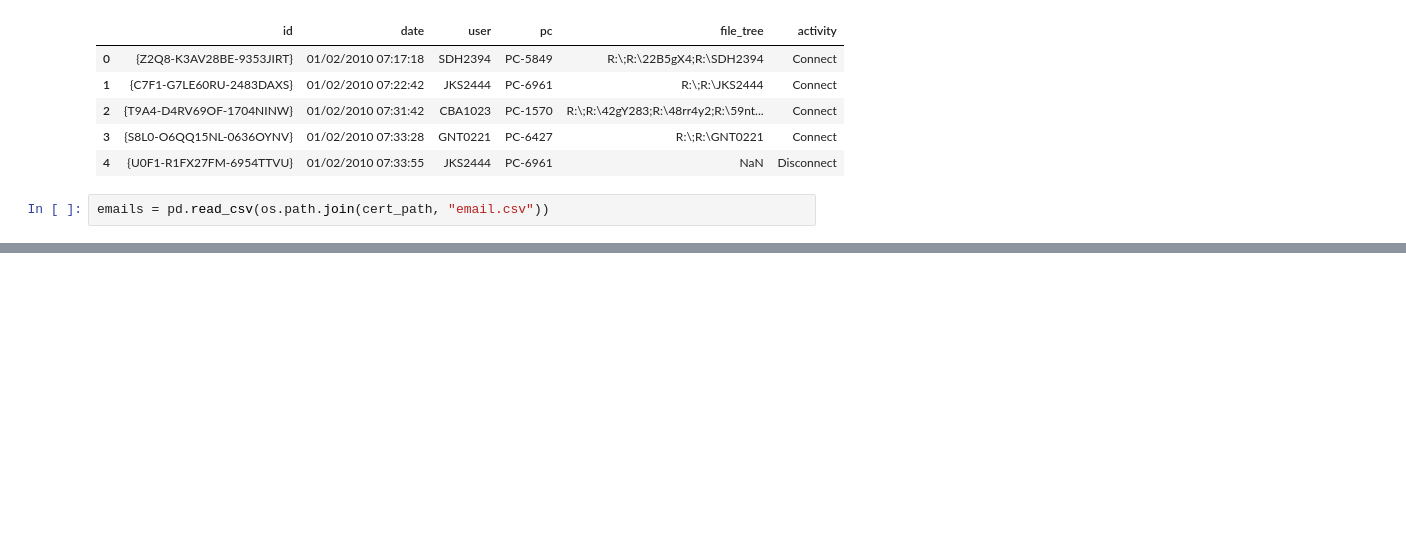
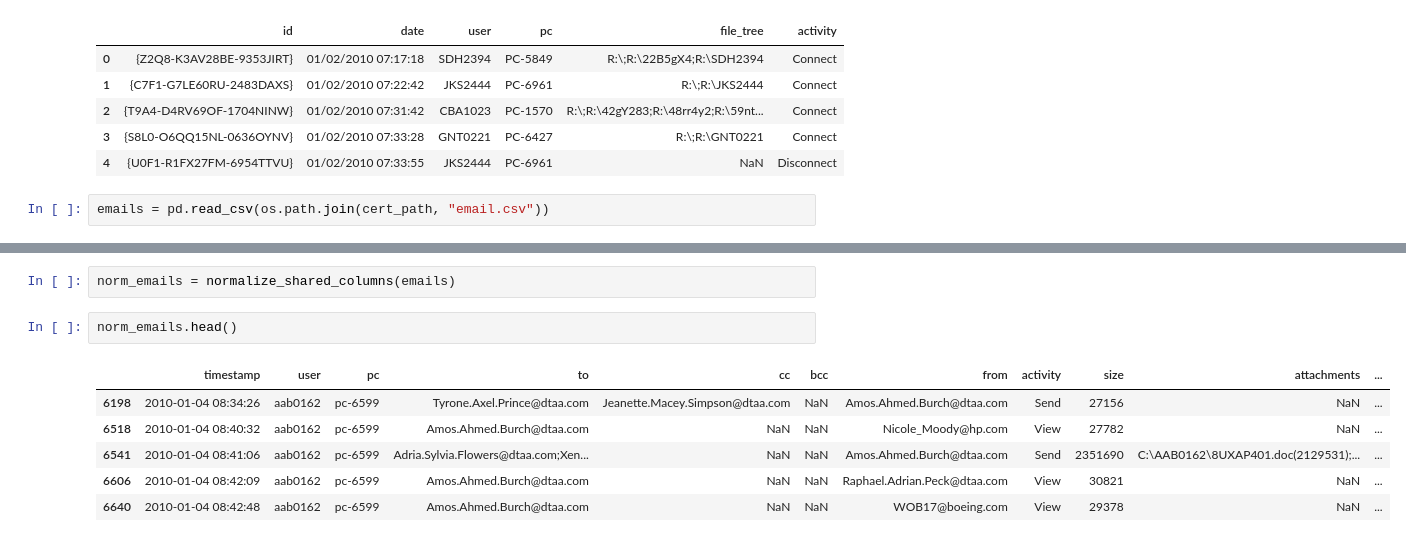
Before and after one commit to Aaron-Loera/Insider-Threat-Detection, a Jupyter notebook: CERT_Preprocessing.ipynb, the cells around one changed output, grey strips where cells are left out. Drawn from its saved outputs; the diff is of its cells as text; blank space fills up the shorter version.

Commit message:
- Normalized shared columns among selected files from CERT dataset

```diff
--- a/CERT_Preprocessing.ipynb
+++ b/CERT_Preprocessing.ipynb
@@ -56,0 +141,11 @@ emails.head()
+# %%
+norm_emails = normalize_shared_columns(emails)
+# %%
+norm_emails.head()
+# %% [output]
+|  | timestamp | user | pc | to | cc | bcc | from | activity | size | attachments | ... |
+| 6198 | 2010-01-04 08:34:26 | aab0162 | pc-6599 | Tyrone.Axel.Prince@dtaa.com | Jeanette.Macey.Simpson@dtaa.com | NaN | Amos.Ahmed.Burch@dtaa.com | Send | 27156 | NaN | ... |
+| 6518 | 2010-01-04 08:40:32 | aab0162 | pc-6599 | Amos.Ahmed.Burch@dtaa.com | NaN | NaN | Nicole_Moody@hp.com | View | 27782 | NaN | ... |
+| 6541 | 2010-01-04 08:41:06 | aab0162 | pc-6599 | Adria.Sylvia.Flowers@dtaa.com;Xen... | NaN | NaN | Amos.Ahmed.Burch@dtaa.com | Send | 2351690 | C:\AAB0162\8UXAP401.doc(2129531);... | ... |
+| 6606 | 2010-01-04 08:42:09 | aab0162 | pc-6599 | Amos.Ahmed.Burch@dtaa.com | NaN | NaN | Raphael.Adrian.Peck@dtaa.com | View | 30821 | NaN | ... |
+| 6640 | 2010-01-04 08:42:48 | aab0162 | pc-6599 | Amos.Ahmed.Burch@dtaa.com | NaN | NaN | WOB17@boeing.com | View | 29378 | NaN | ... |
```
Also changed, not shown: parts of 9 cells of this notebook.
